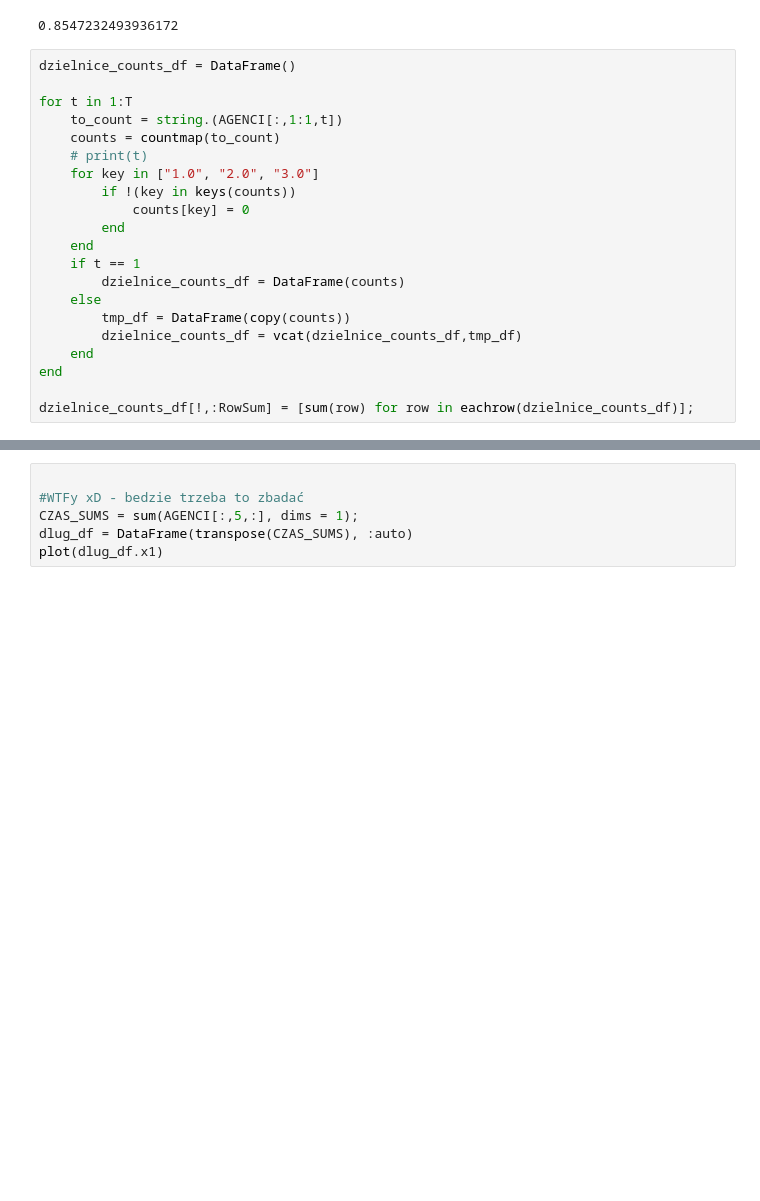
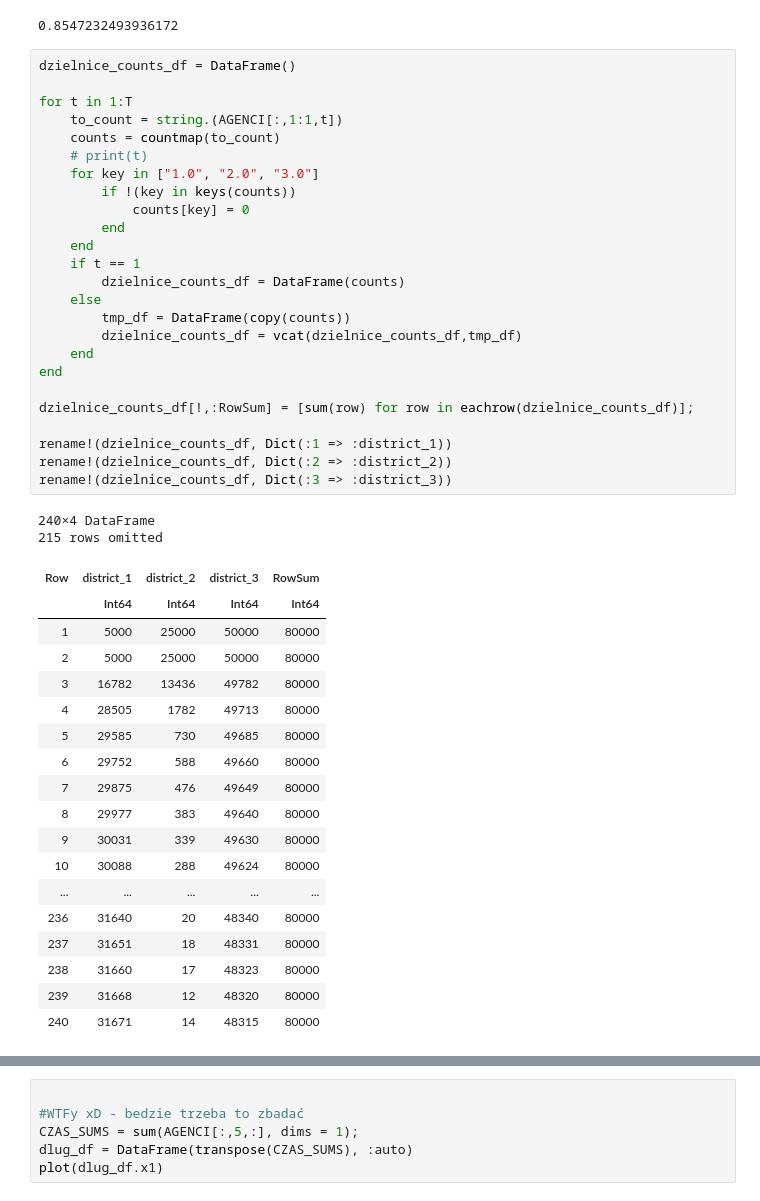
Before and after one commit to Rybakowski/raport_2, a Jupyter notebook: raport_2.ipynb, the cells around one changed output, grey strips where cells are left out. Saved outputs shown, nothing was run; the diff lists cells and outputs as text; blank space fills up the shorter version.

```diff
--- a/raport_2.ipynb
+++ b/raport_2.ipynb
@@ -272,21 +274,46 @@ rand()
 # %%
 dzielnice_counts_df = DataFrame()
 
 for t in 1:T
     to_count = string.(AGENCI[:,1:1,t])
     counts = countmap(to_count)
     # print(t)
     for key in ["1.0", "2.0", "3.0"]
         if !(key in keys(counts))
             counts[key] = 0
         end
     end
     if t == 1
         dzielnice_counts_df = DataFrame(counts)
     else
         tmp_df = DataFrame(copy(counts))
         dzielnice_counts_df = vcat(dzielnice_counts_df,tmp_df)
     end
 end
 
 dzielnice_counts_df[!,:RowSum] = [sum(row) for row in eachrow(dzielnice_counts_df)];
+
+rename!(dzielnice_counts_df, Dict(:1 => :district_1))
+rename!(dzielnice_counts_df, Dict(:2 => :district_2))
+rename!(dzielnice_counts_df, Dict(:3 => :district_3))
+# %% [output]
+240×4 DataFrame
+215 rows omitted
+| Row | district_1 | district_2 | district_3 | RowSum |
+|  | Int64 | Int64 | Int64 | Int64 |
+| 1 | 5000 | 25000 | 50000 | 80000 |
+| 2 | 5000 | 25000 | 50000 | 80000 |
+| 3 | 16782 | 13436 | 49782 | 80000 |
+| 4 | 28505 | 1782 | 49713 | 80000 |
+| 5 | 29585 | 730 | 49685 | 80000 |
+| 6 | 29752 | 588 | 49660 | 80000 |
+| 7 | 29875 | 476 | 49649 | 80000 |
+| 8 | 29977 | 383 | 49640 | 80000 |
+| 9 | 30031 | 339 | 49630 | 80000 |
+| 10 | 30088 | 288 | 49624 | 80000 |
+| ... | ... | ... | ... | ... |
+| 236 | 31640 | 20 | 48340 | 80000 |
+| 237 | 31651 | 18 | 48331 | 80000 |
+| 238 | 31660 | 17 | 48323 | 80000 |
+| 239 | 31668 | 12 | 48320 | 80000 |
+| 240 | 31671 | 14 | 48315 | 80000 |
```
Also changed, not shown: parts of 6 cells of this notebook.
